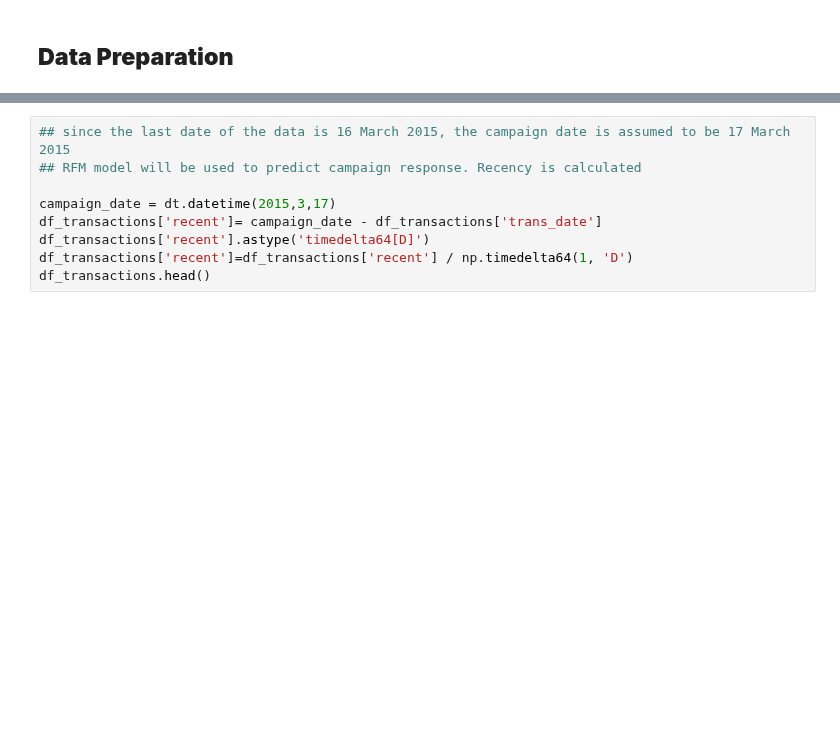
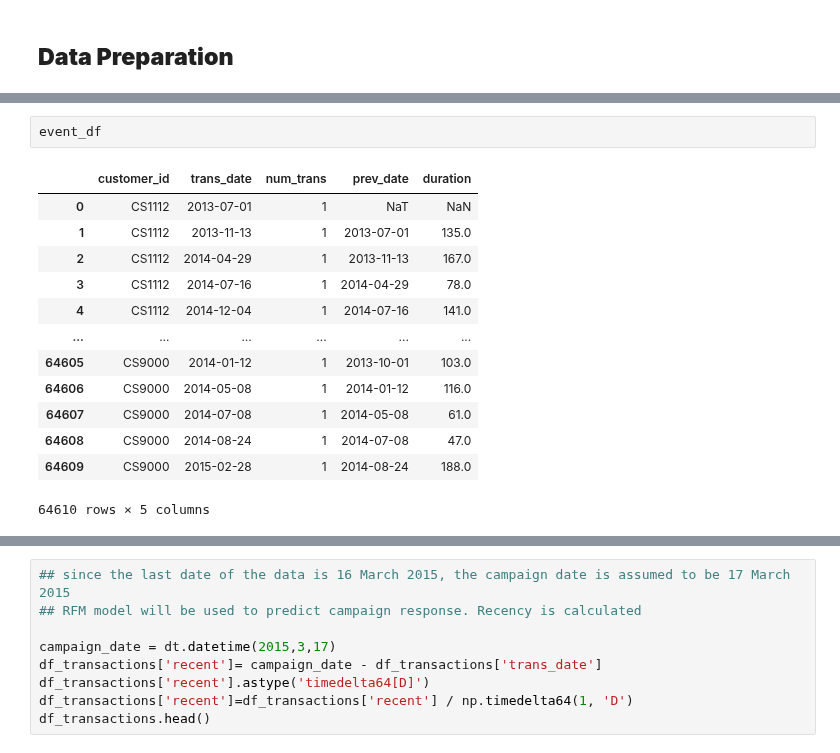
Before and after one commit to PisutSukpool/CRM-Analytics, a Jupyter notebook: Homework 08/Campaign Response Model - XGBoost Tuning.ipynb, the cells around one changed output, grey strips where cells are left out. Cells and saved outputs as stored; diff of their text form; blank space fills up the shorter version.

```diff
--- a/Homework 08/Campaign Response Model - XGBoost Tuning.ipynb
+++ b/Homework 08/Campaign Response Model - XGBoost Tuning.ipynb
@@ -127,0 +223,16 @@ plt.show()
+# %%
+event_df
+# %% [output]
+|  | customer_id | trans_date | num_trans | prev_date | duration |
+| 0 | CS1112 | 2013-07-01 | 1 | NaT | NaN |
+| 1 | CS1112 | 2013-11-13 | 1 | 2013-07-01 | 135.0 |
+| 2 | CS1112 | 2014-04-29 | 1 | 2013-11-13 | 167.0 |
+| 3 | CS1112 | 2014-07-16 | 1 | 2014-04-29 | 78.0 |
+| 4 | CS1112 | 2014-12-04 | 1 | 2014-07-16 | 141.0 |
+| ... | ... | ... | ... | ... | ... |
+| 64605 | CS9000 | 2014-01-12 | 1 | 2013-10-01 | 103.0 |
+| 64606 | CS9000 | 2014-05-08 | 1 | 2014-01-12 | 116.0 |
+| 64607 | CS9000 | 2014-07-08 | 1 | 2014-05-08 | 61.0 |
+| 64608 | CS9000 | 2014-08-24 | 1 | 2014-07-08 | 47.0 |
+| 64609 | CS9000 | 2015-02-28 | 1 | 2014-08-24 | 188.0 |
+64610 rows × 5 columns
```
Also changed, not shown: parts of 5 cells of this notebook.
